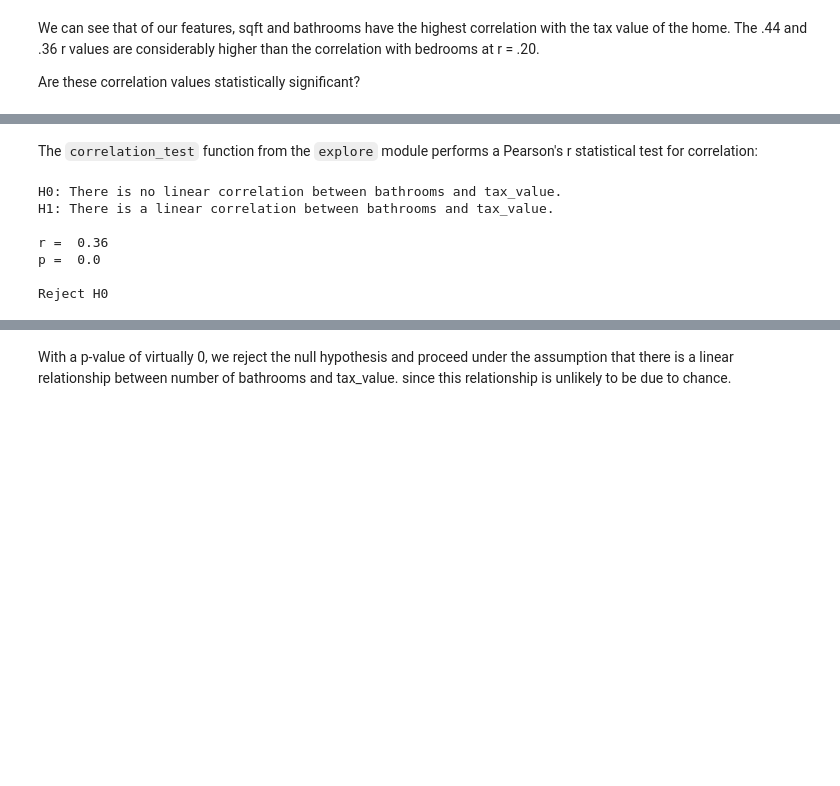
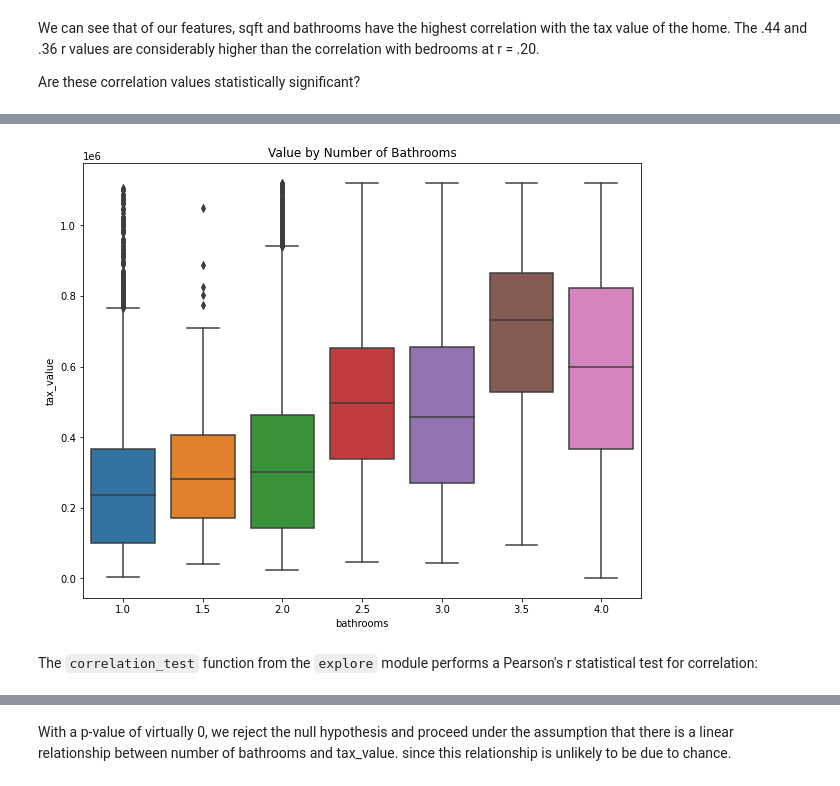
Before and after one commit to bensmith07/zillow-regression-project, a Jupyter notebook: zillow_report.ipynb, the cells around one changed output, grey strips where cells are left out. Saved outputs shown, nothing was run; the diff lists cells and outputs as text; code cells hidden in the pictures; blank space fills up the shorter version.

```diff
--- a/zillow_report.ipynb
+++ b/zillow_report.ipynb
@@ -235,12 +101,6 @@ Are these correlation values statistically significant?
+# %%
+explore.value_by_bathrooms(train)
+# %% [output]
+[figure, added]
 # %% [markdown]
 The `correlation_test` function from the `explore` module performs a Pearson's r statistical test for correlation:
-# %%
-explore.correlation_test(train.bathrooms, train.tax_value)
-# %% [output]
-H0: There is no linear correlation between bathrooms and tax_value.
-H1: There is a linear correlation between bathrooms and tax_value.
-
-r =  0.36
-p =  0.0
-
-Reject H0
```
Also changed, not shown: parts of 60 cells of this notebook, 4 other files.
